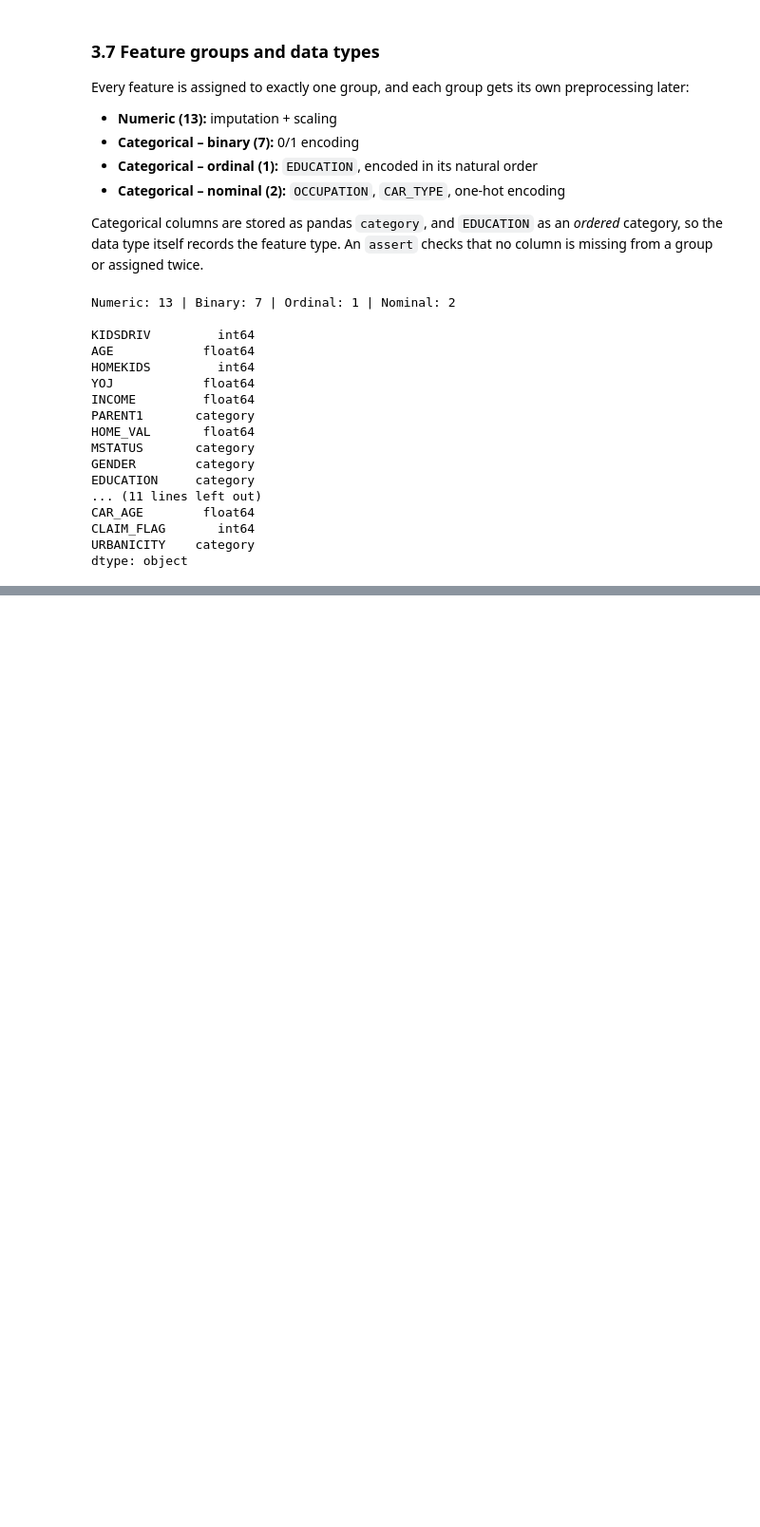
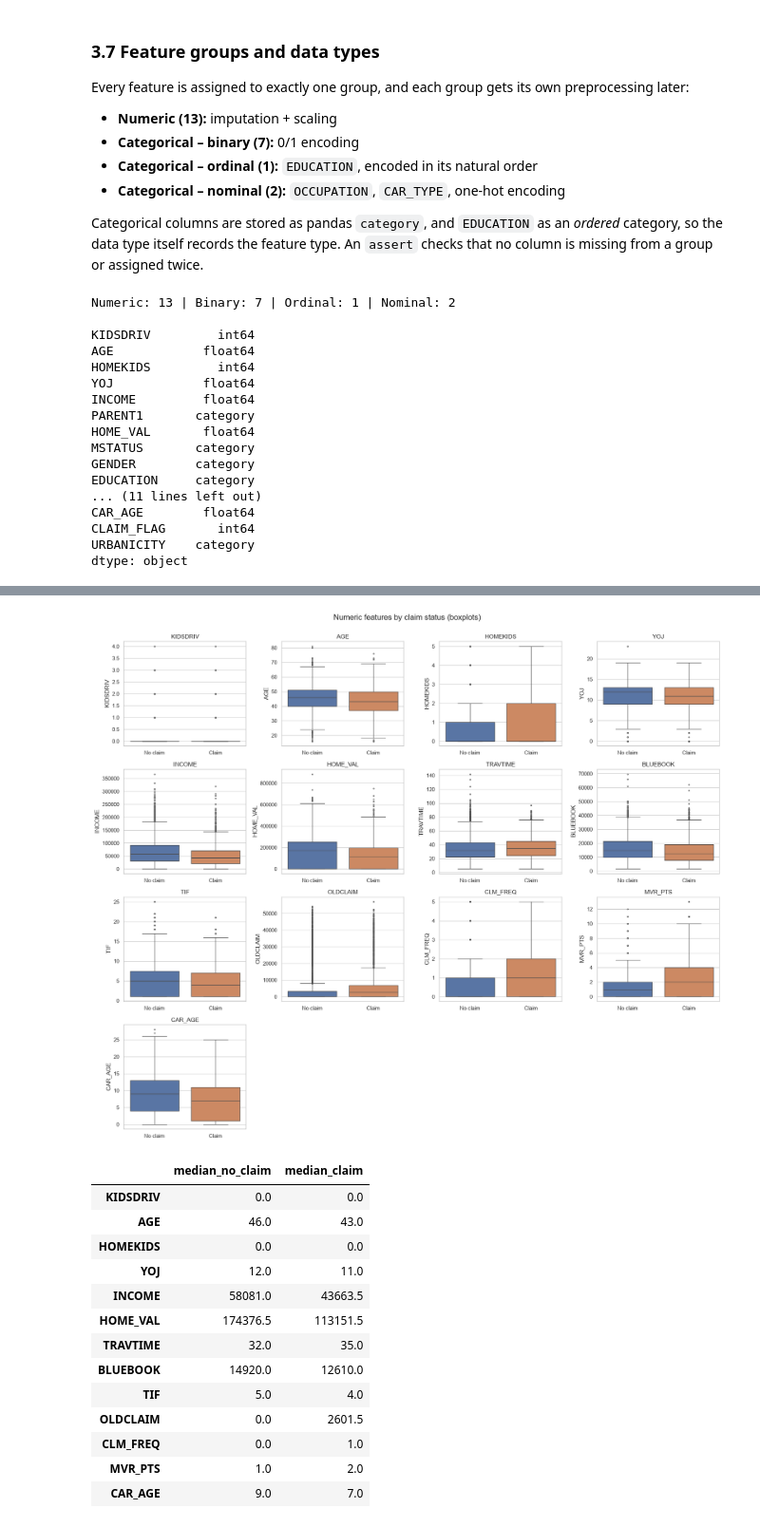
Before and after one commit to MoheebAbusamra/MachineLearning-Classification-Project, a Jupyter notebook: Car_Insurance_Claim_Classification.ipynb, the cells around one changed output, grey strips where cells are left out. Shown at 95% size. Drawn from its saved outputs; the diff is of its cells as text; code cells hidden in the pictures; blank space fills up the shorter version.

```diff
--- a/Car_Insurance_Claim_Classification.ipynb
+++ b/Car_Insurance_Claim_Classification.ipynb
@@ -593,0 +690,33 @@ dtype: object
+# %%
+fig, axes = plt.subplots(4, 4, figsize=(18, 15))
+axes = axes.ravel()
+for ax, col in zip(axes, NUMERIC_FEATURES):
+    sns.boxplot(data=plot_df, x="Claim", y=col, hue="Claim", order=["No claim", "Claim"],
+                palette=CLASS_COLORS, legend=False, ax=ax, fliersize=2)
+    ax.set_title(col); ax.set_xlabel("")
+for ax in axes[len(NUMERIC_FEATURES):]:
+    ax.set_visible(False)
+fig.suptitle("Numeric features by claim status (boxplots)", fontsize=16, y=1.0)
+plt.tight_layout()
+eda_figures["04_numeric_boxplots"] = fig
+plt.show()
+
+class_medians = df.groupby(TARGET)[NUMERIC_FEATURES].median().T
+class_medians.columns = ["median_no_claim", "median_claim"]
+class_medians
+# %% [output]
+[figure, added]
+|  | median_no_claim | median_claim |
+| KIDSDRIV | 0.0 | 0.0 |
+| AGE | 46.0 | 43.0 |
+| HOMEKIDS | 0.0 | 0.0 |
+| YOJ | 12.0 | 11.0 |
+| INCOME | 58081.0 | 43663.5 |
+| HOME_VAL | 174376.5 | 113151.5 |
+| TRAVTIME | 32.0 | 35.0 |
+| BLUEBOOK | 14920.0 | 12610.0 |
+| TIF | 5.0 | 4.0 |
+| OLDCLAIM | 0.0 | 2601.5 |
+| CLM_FREQ | 0.0 | 1.0 |
+| MVR_PTS | 1.0 | 2.0 |
+| CAR_AGE | 9.0 | 7.0 |
```
Also changed, not shown: parts of 15 cells of this notebook.
